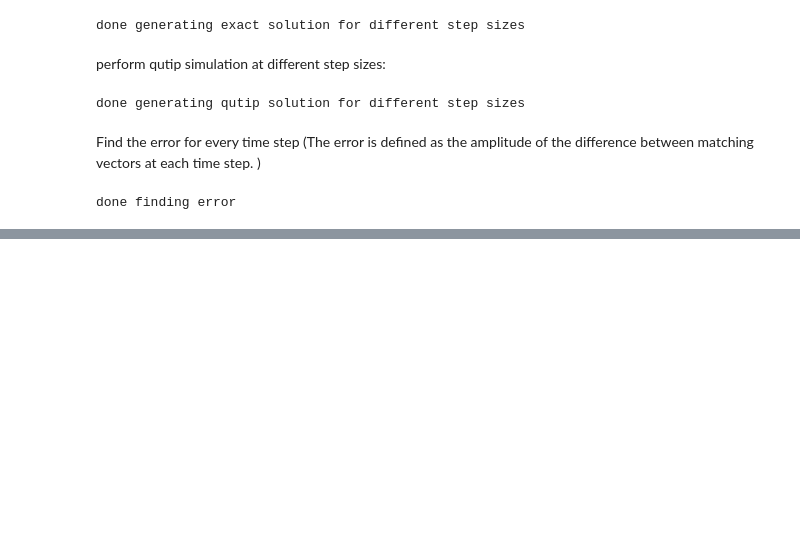
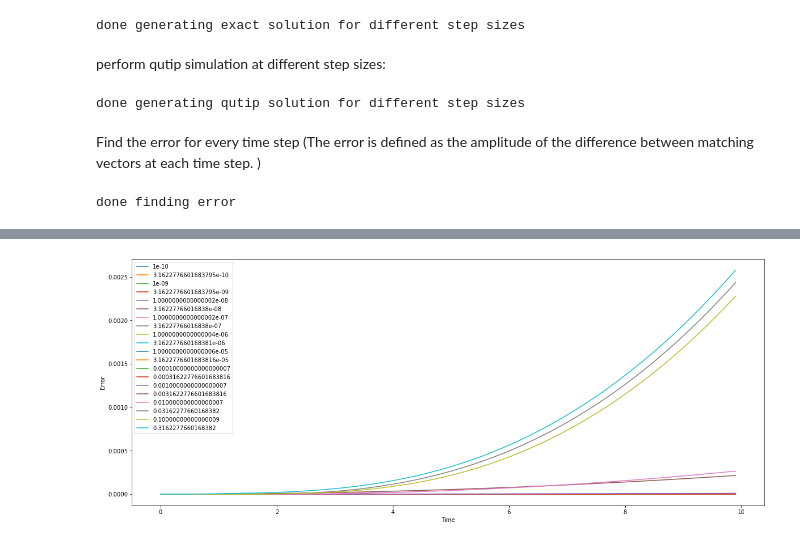
Before and after one commit to majdh98/Summer2021, a Jupyter notebook: Qutip_two_qubits_error.ipynb, the cells around one changed output, grey strips where cells are left out. Cells and saved outputs as stored; diff of their text form; code cells hidden in the pictures; blank space fills up the shorter version.

```diff
--- a/Qutip_two_qubits_error.ipynb
+++ b/Qutip_two_qubits_error.ipynb
@@ -261,0 +311,13 @@ plt.show()
+# %%
+p = plt.figure(1)
+p.set_figwidth(20)
+p.set_figheight(8)
+p = plt.subplot()
+for i in range(len(atols)):
+    p.plot(times, qutip_atol_error[i])
+p.set_xlabel('Time')
+p.set_ylabel('Error')
+p.legend(atols)
+plt.show()
+# %% [output]
+[figure, added]
```
Also changed, not shown: parts of 23 cells of this notebook.
